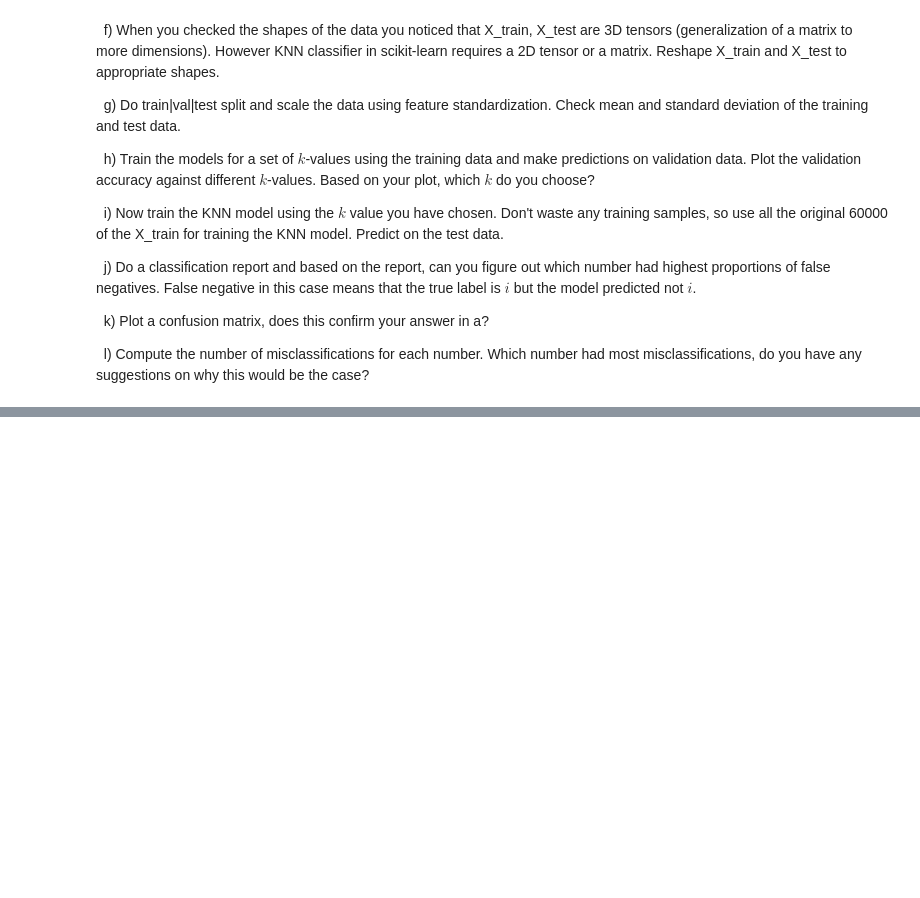
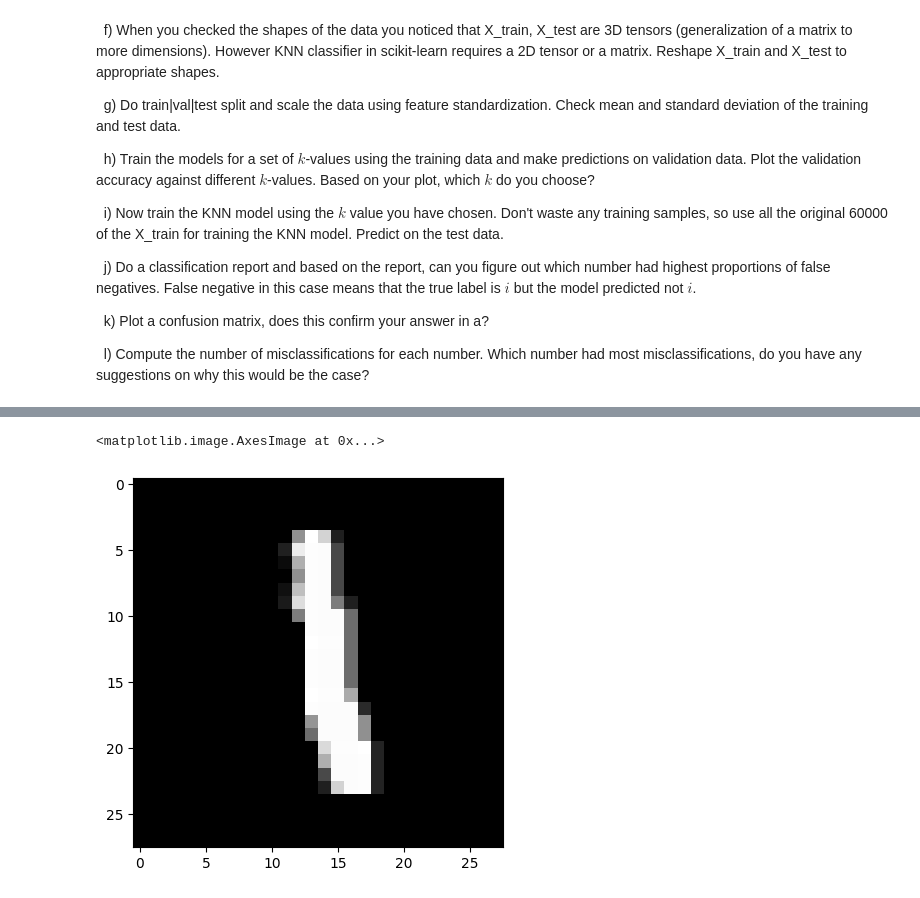
Before and after one commit to ponagr/ai_engineering_pontus_agren_grundstrom, a Jupyter notebook: exercises/2_classification/4_mnist_data.ipynb, the cells around one changed output, grey strips where cells are left out. Cells and saved outputs as stored; diff of their text form; code cells hidden in the pictures; blank space fills up the shorter version.

Commit message:
mnist dataset, theory and glossary done

```diff
--- a/exercises/2_classification/4_mnist_data.ipynb
+++ b/exercises/2_classification/4_mnist_data.ipynb
@@ -26,3 +26,19 @@ In the whole exercise, we will work with the famous MNIST dataset. Start by inst
 &nbsp; k) Plot a confusion matrix, does this confirm your answer in a?
 
 &nbsp; l) Compute the number of misclassifications for each number. Which number had most misclassifications, do you have any suggestions on why this would be the case?
+# %%
+import tensorflow as tf
+from tensorflow import keras
+
+# a) Check help() on keras.datasets.mnist.load_data and read to find out how to unpack the data properly.
+help(keras.datasets.mnist.load_data())
+
+(x_train, y_train), (x_test, y_test) = keras.datasets.mnist.load_data()
+
+# b) Check the shapes of X_train, X_test, y_train, y_test. What does each dimension mean?
+x_train.shape, x_test.shape, y_train.shape, y_test.shape
+# 60000 labels/images, each image is a 2d array of shape(28,28) (28x28 pixels)
+# 60000 2d arrays within a 3d array, 28 1d arrays within the 2d array, and 28 elements within each 1d array
+
+# c) How many images are there in X_train?
+# 60000 images
@@ -28,0 +120,11 @@ In the whole exercise, we will work with the famous MNIST dataset. Start by inst
+# %%
+import matplotlib.pyplot as plt
+
+# 0 = black
+# 255 = white
+# between 0-255 is gray, darker closer to 0, and brighter closer to 255
+
+plt.imshow(x_train[6], cmap="gray")
+# %% [output]
+<matplotlib.image.AxesImage at 0x...>
+[figure, added]
```
Also changed, not shown: parts of 24 cells of this notebook, 1 other file.
